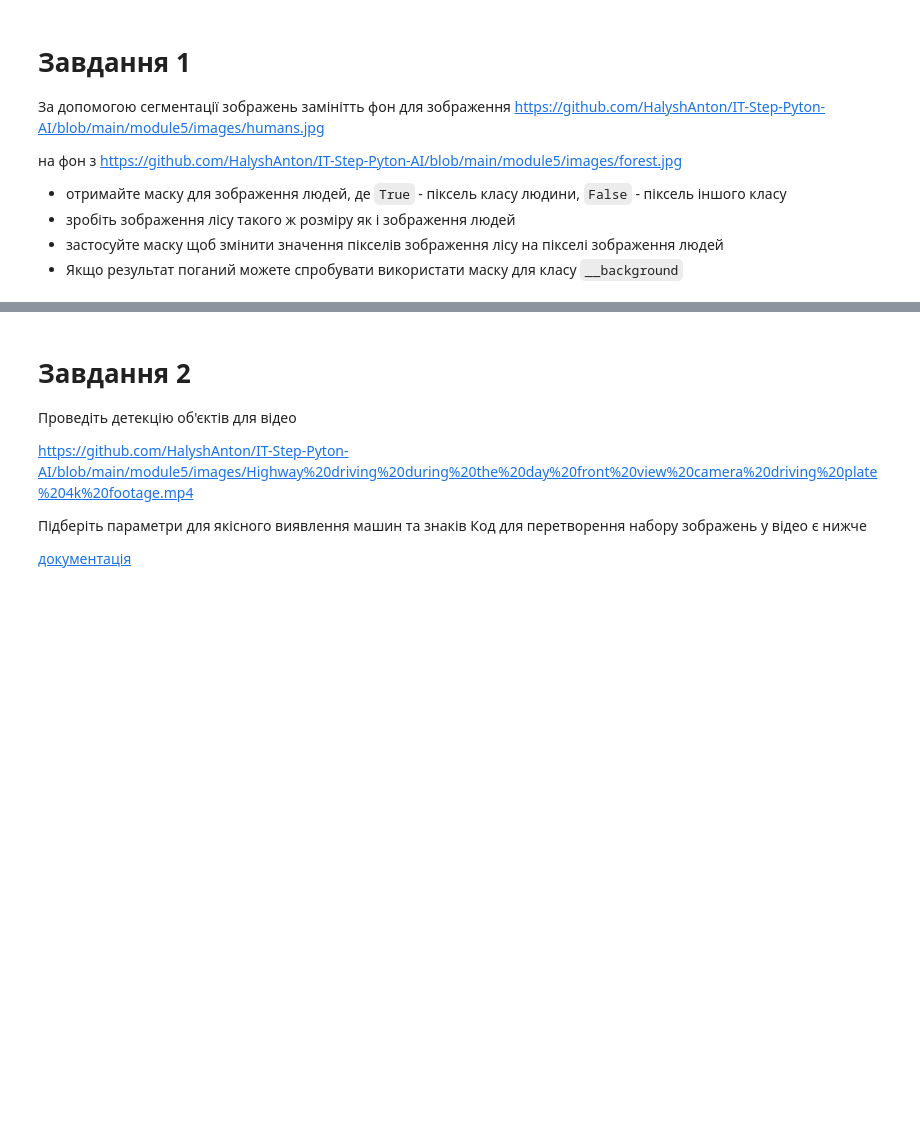
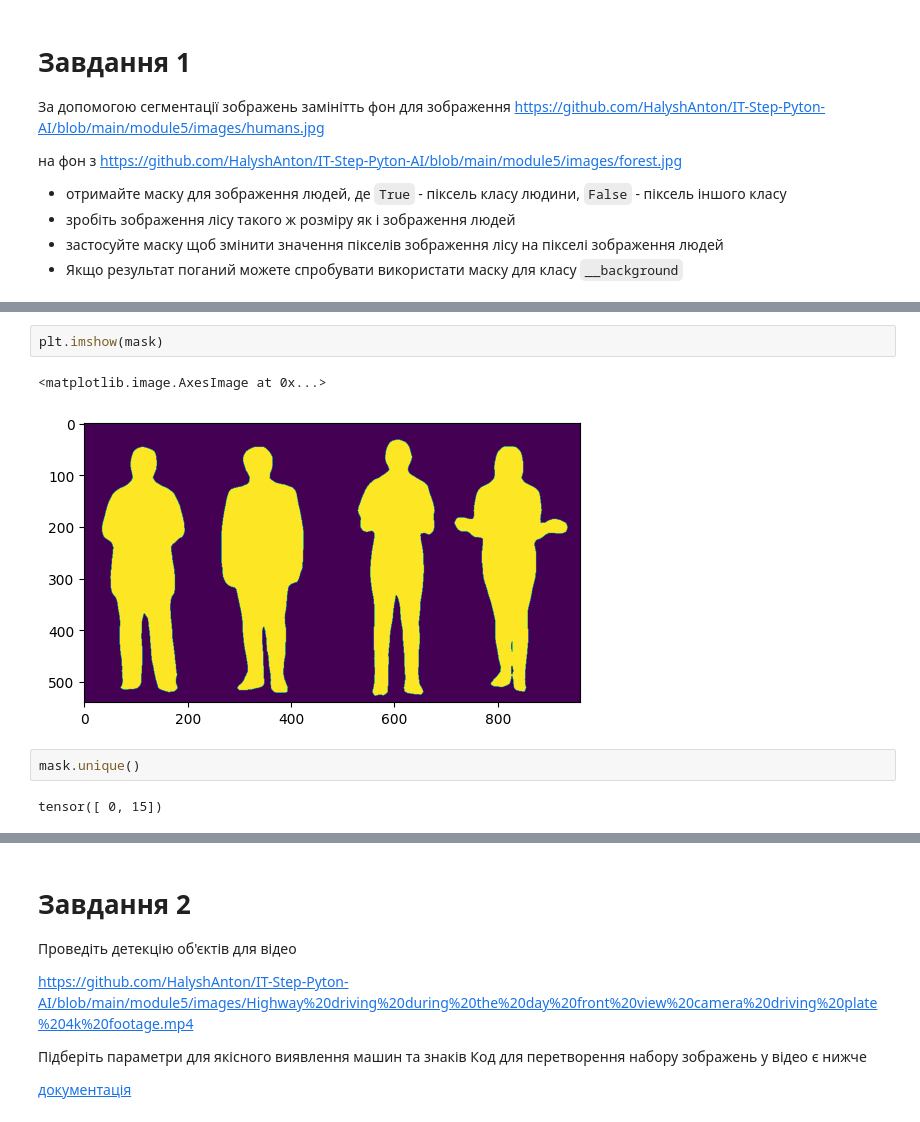
Before and after one commit to shaya-686/AI, a Jupyter notebook: ДЗ_18.ipynb, the cells around one changed output, grey strips where cells are left out. Drawn from its saved outputs; the diff is of its cells as text; blank space fills up the shorter version.

```diff
--- a/ДЗ_18.ipynb
+++ b/ДЗ_18.ipynb
@@ -15,0 +54,9 @@
+# %%
+plt.imshow(mask)
+# %% [output]
+<matplotlib.image.AxesImage at 0x...>
+[figure, added]
+# %%
+mask.unique()
+# %% [output]
+tensor([ 0, 15])
```
Also changed, not shown: parts of 14 cells of this notebook.
